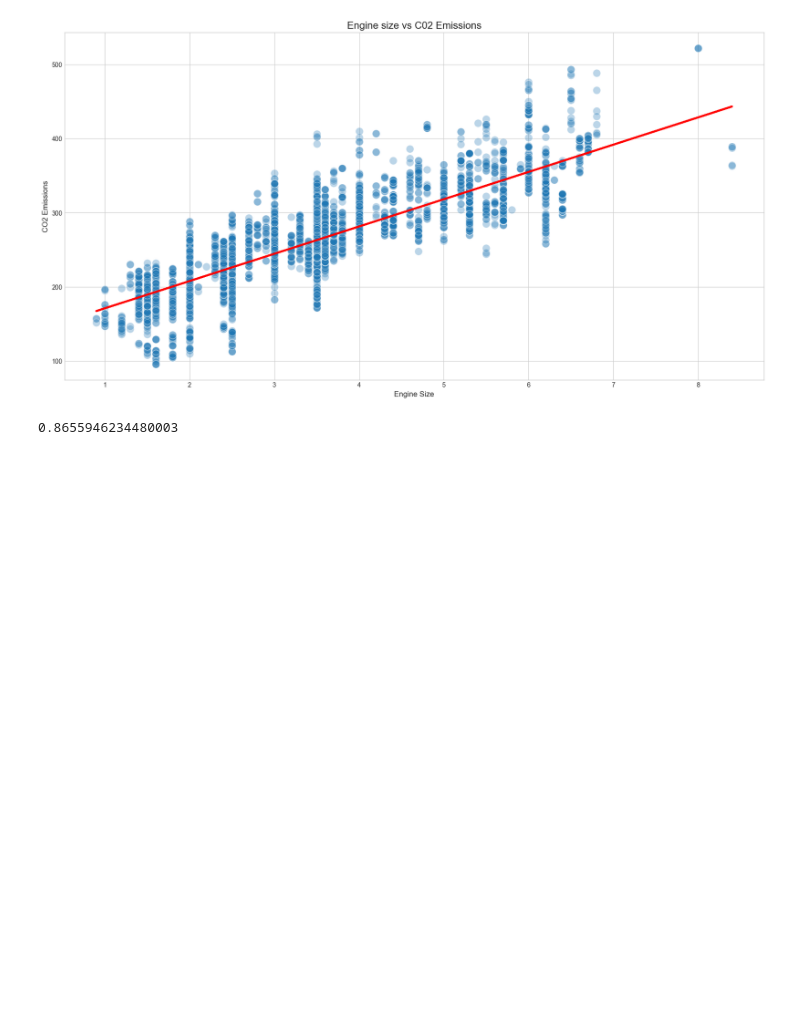
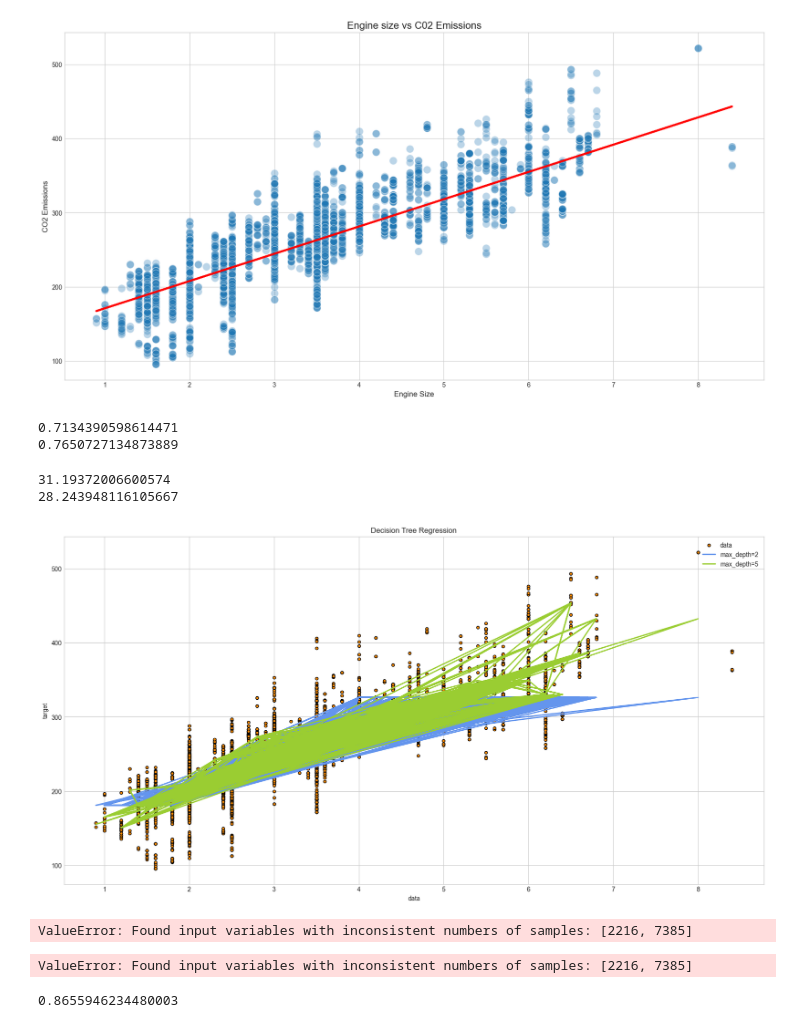
Before and after one commit to Park-HY-00/BAV, a Jupyter notebook: week12-task.ipynb, the cells around one changed output. Drawn from its saved outputs; the diff is of its cells as text; code cells hidden in the pictures; blank space fills up the shorter version.

```diff
--- a/week12-task.ipynb
+++ b/week12-task.ipynb
@@ -143,3 +143,43 @@ plt.xlabel('Engine Size', fontsize = 12)
 # %% [output]
 Text(0.5, 0, 'Engine Size')
 [figure]
+# %%
+from sklearn.tree import DecisionTreeRegressor
+
+# Fit regression model
+regr_1 = DecisionTreeRegressor(max_depth=2)
+regr_2 = DecisionTreeRegressor(max_depth=5)
+regr_1.fit(X_var, y_var)
+regr_2.fit(X_var, y_var)
+
+# Predict
+# X_test = np.arange(0.0, 5.0, 0.01)[:, np.newaxis]
+y_1 = regr_1.predict(X_test)
+y_2 = regr_2.predict(X_test)
+# %%
+print(r2_score(y_test, y_1))
+print(r2_score(y_test, y_2))
+# %% [output]
+0.7134390598614471
+0.7650727134873889
+# %%
+from sklearn.metrics import mean_squared_error
+
+print(mean_squared_error(y_test, y_1, squared=False))
+print(mean_squared_error(y_test, y_2, squared=False))
+# %% [output]
+31.19372006600574
+28.243948116105667
+# %%
+# Plot the results
+plt.figure()
+plt.scatter(X_var, y_var, s=20, edgecolor="black", c="darkorange", label="data")
+plt.plot(X_test, y_1, color="cornflowerblue", label="max_depth=2", linewidth=2)
+plt.plot(X_test, y_2, color="yellowgreen", label="max_depth=5", linewidth=2)
+plt.xlabel("data")
+plt.ylabel("target")
+plt.title("Decision Tree Regression")
+plt.legend()
+plt.show()
+# %% [output]
+[figure, added]
@@ -146,3 +204,13 @@ Text(0.5, 0, 'Engine Size')
+# %%
+print(r2_score(y_test, y_1))
+print(r2_score(y_test, y_2))
+# %% [output]
+ValueError: Found input variables with inconsistent numbers of samples: [2216, 7385]
+# %%
+print(mean_squared_error(y_test, y_1, squared=False))
+print(mean_squared_error(y_test, y_2, squared=False))
+# %% [output]
+ValueError: Found input variables with inconsistent numbers of samples: [2216, 7385]
 # %%
 from sklearn.model_selection import train_test_split
 
```
Also changed, not shown: parts of 4 cells of this notebook, 2 other files.
